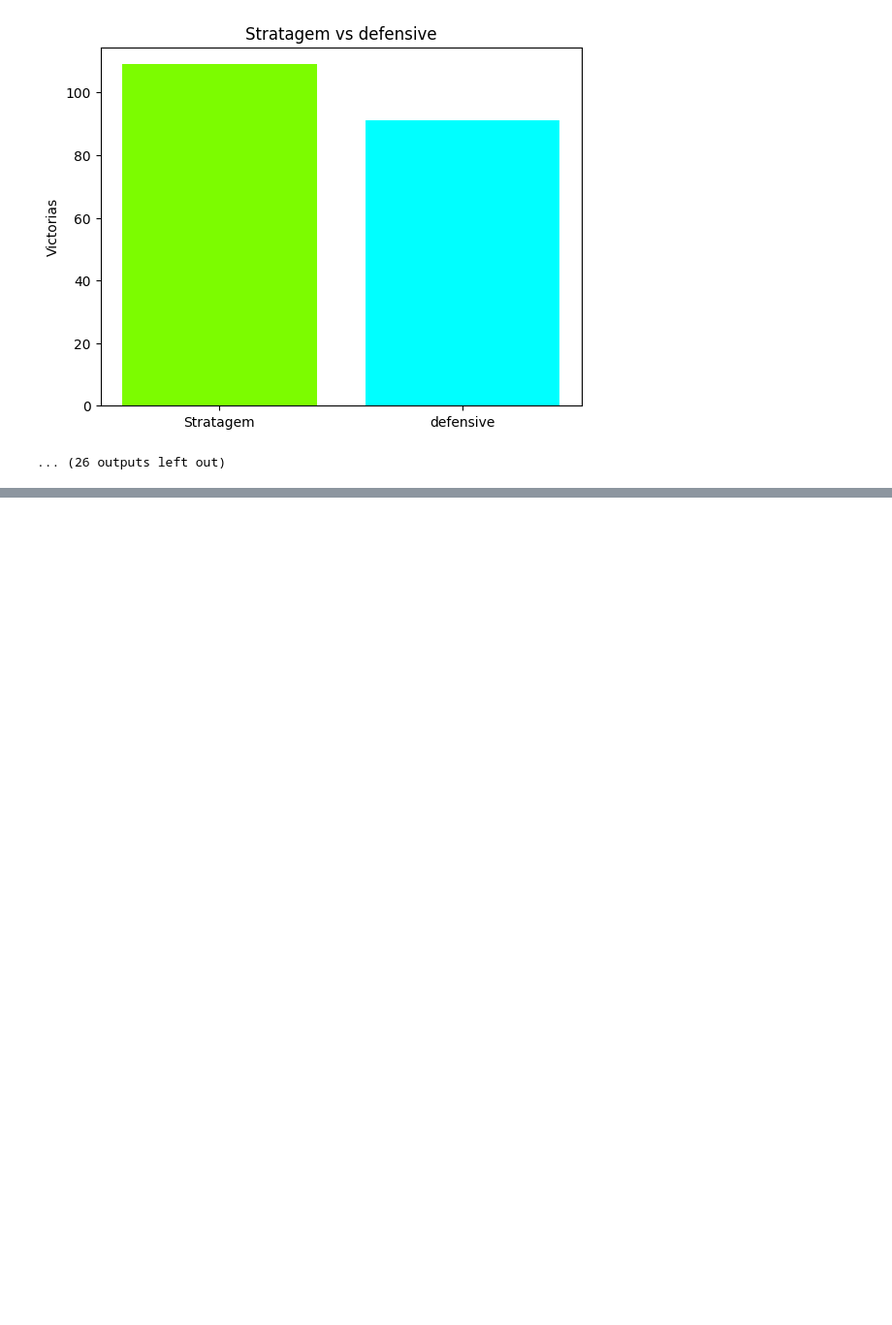
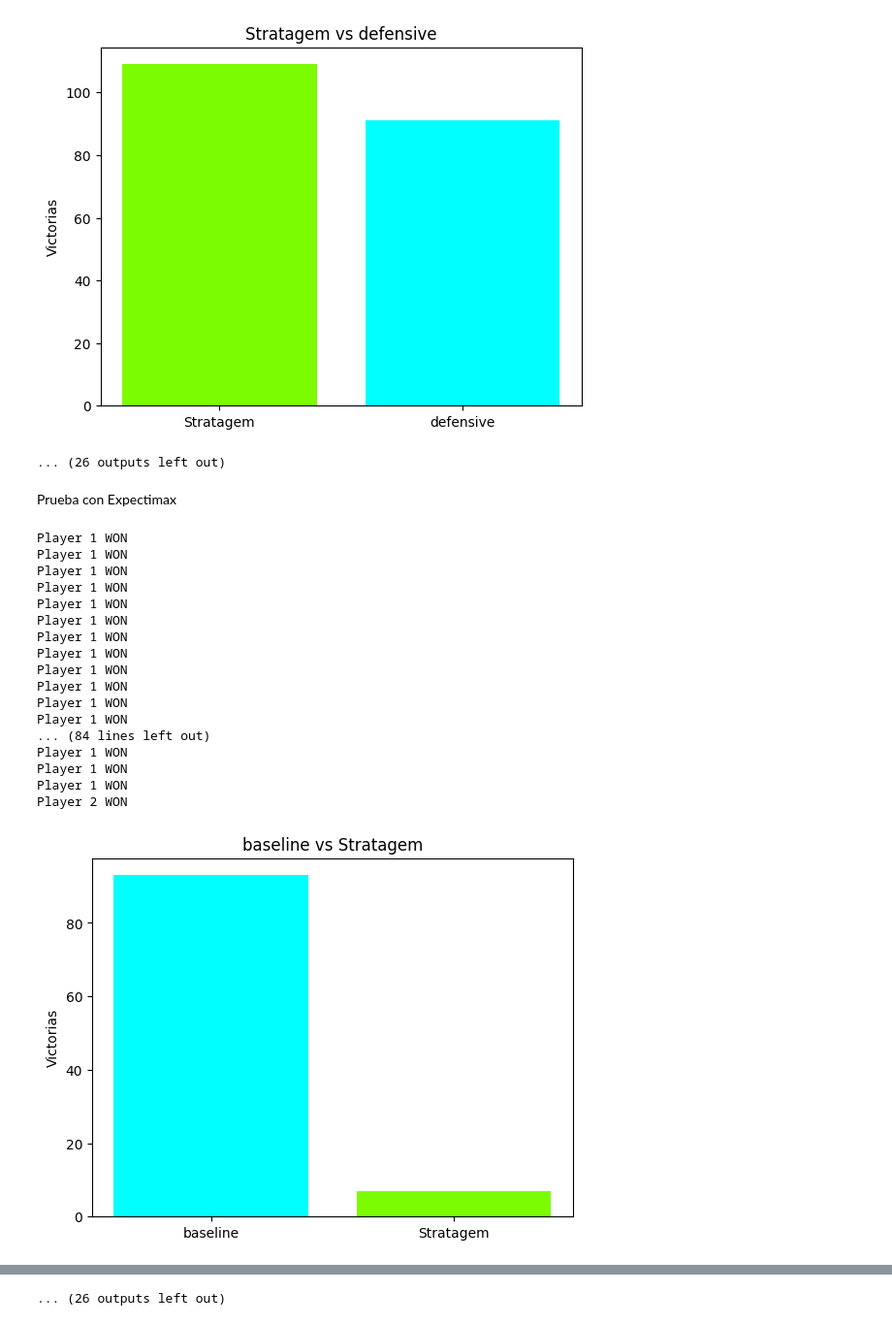
Before and after one commit to Martinabz/Obligatorio-IA-Abzaradel-Olaso-282958-281981-, a Jupyter notebook: Obligatorio Marzo 2026/Isolation/isolation.ipynb, the cells around one changed output, grey strips where cells are left out. Shown at 97% size. Cells and saved outputs as stored; diff of their text form; code cells hidden in the pictures; blank space fills up the shorter version.

Commit message:
pruebas de heuristica expectimax

```diff
--- a/Obligatorio Marzo 2026/Isolation/isolation.ipynb
+++ b/Obligatorio Marzo 2026/Isolation/isolation.ipynb
@@ -817,3 +659,81 @@ Player 2 WON
 Player 2 WON
 [figure]
 ... (26 outputs left out)
+# %% [markdown]
+Prueba con Expectimax
+# %%
+heuristicas = ["baseline", "offensive", "defensive", "simple", "d2o", "o2d"]
+
+partidos = 100
+stats = {}
+
+for n in heuristicas:
+    stats[n] = {
+        "victorias_totales": 0,
+        "victorias_como_player1": 0,
+        "victorias_como_player2": 0
+    }
+
+for n in heuristicas:
+    victorias_player1 = 0
+    for j in range(partidos):
+        i = play_vs_other_agent(env, agent1=ExpectimaxAgent(1, heuristic=n), agent2=Stratagem(2))
+        if i == 1:
+            stats[n]["victorias_totales"] += 1
+            stats[n]["victorias_como_player1"] += 1
+            victorias_player1 += 1
+
+    plt.bar([n, "Stratagem"], [victorias_player1, partidos - victorias_player1], color=["cyan", "lawngreen"])
+    plt.title(f"{n} vs Stratagem")
+    plt.ylabel("Victorias")
+    plt.show()
+    print(f"Victorias para {n}: {victorias_player1}, Victorias para Stratagem: {partidos - victorias_player1}")
+
+    victorias_player2 = 0
+    for j in range(partidos):
+        i = play_vs_other_agent(env, agent1=Stratagem(1), agent2=ExpectimaxAgent(2, heuristic=n))
+        if i == 2:
+            stats[n]["victorias_totales"] += 1
+            stats[n]["victorias_como_player2"] += 1
+            victorias_player2 += 1
+
+    plt.bar(["Stratagem", n], [partidos - victorias_player2, victorias_player2], color=["lawngreen", "cyan"])
+    plt.title(f"Stratagem vs {n}")
+    plt.ylabel("Victorias")
+    plt.show()
+    print(f"Victorias para Stratagem: {partidos - victorias_player2}, Victorias para {n}: {victorias_player2}")
+
+for n in heuristicas:
+    plt.bar(["Player 1", "Player 2"], [stats[n]["victorias_como_player1"], stats[n]["victorias_como_player2"]], color=["turquoise", "darkgreen"])
+    plt.title(f"Victorias de ExpectimaxAgent con heuristica {n} como Player 1 y Player 2")
+    plt.ylabel("Victorias")
+    plt.show()
+    print(f"Victorias totales con heuristica {n}: {stats[n]['victorias_totales']}")
+    print(f"Victorias como player 1 con heuristica {n}: {stats[n]['victorias_como_player1']}")
+    print(f"Victorias como player 2 con heuristica {n}: {stats[n]['victorias_como_player2']}")
+
+
+plt.bar(stats.keys(), [stats[n]["victorias_totales"] for n in heuristicas], color=["violet", "magenta", "mediumvioletred", "darkviolet", "indigo", "mediumblue"])
+plt.title("Victorias totales por heuristica")
+plt.xlabel("Heuristica")
+plt.ylabel("Victorias")
+plt.show()
+# %% [output]
+Player 1 WON
+Player 1 WON
+Player 1 WON
+Player 1 WON
+Player 1 WON
+Player 1 WON
+Player 1 WON
+Player 1 WON
+Player 1 WON
+Player 1 WON
+Player 1 WON
+Player 1 WON
+... (84 lines left out)
+Player 1 WON
+Player 1 WON
+Player 1 WON
+Player 2 WON
+[figure, added]
@@ -819,0 +830 @@ Player 2 WON
+... (26 outputs left out)
```
Also changed, not shown: parts of 2 cells of this notebook, 2 other files.
